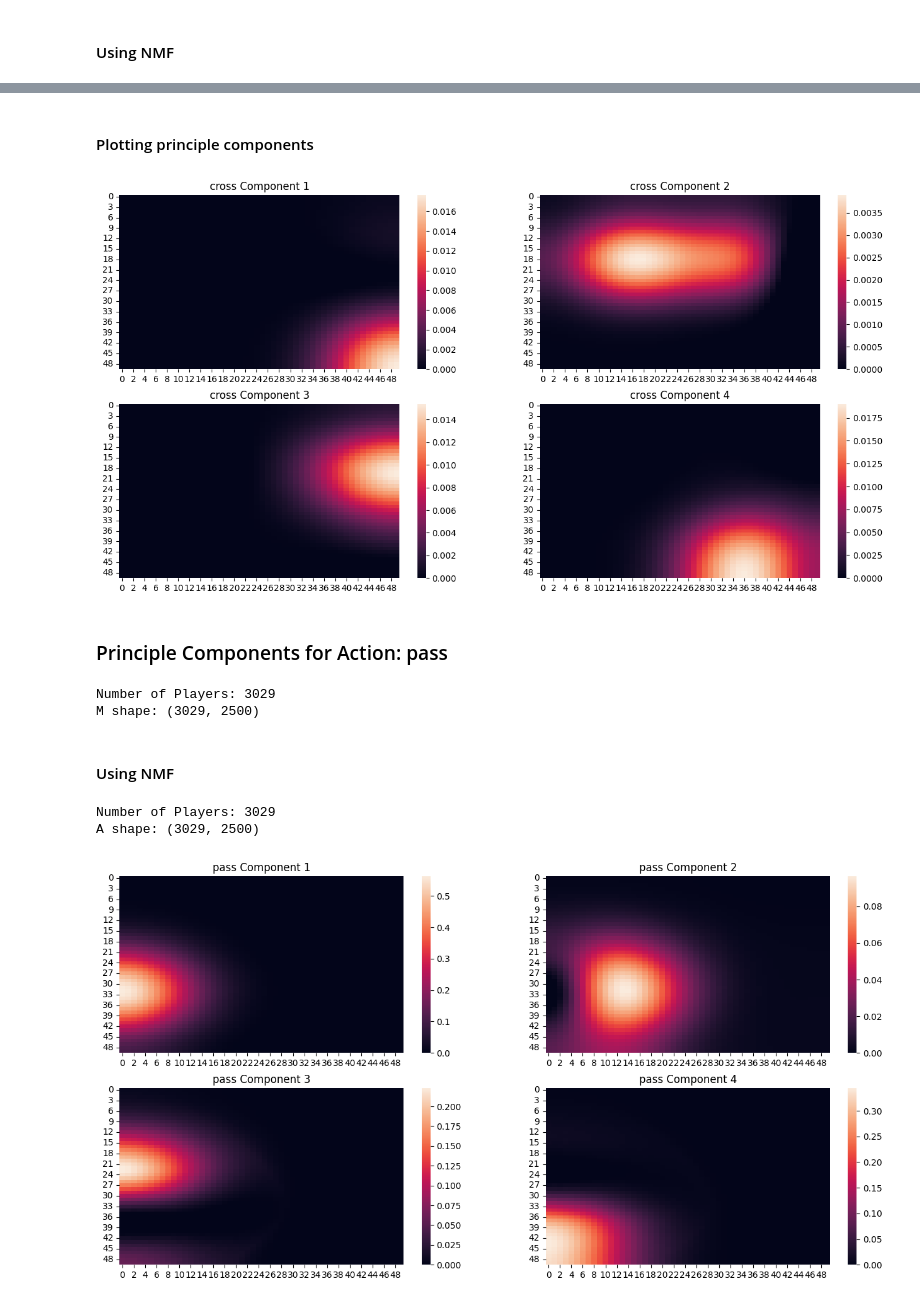
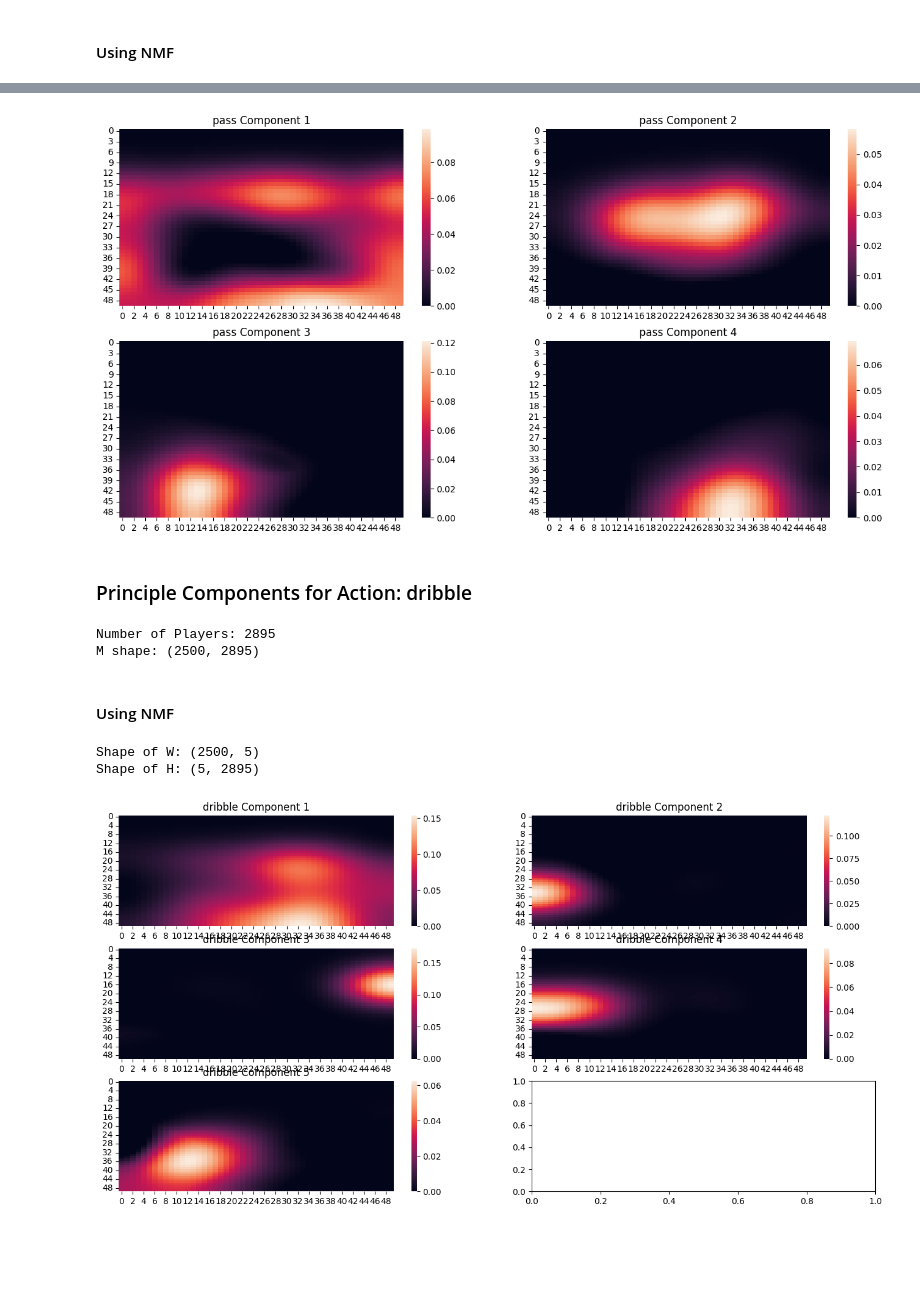
Before and after one commit to raphaelsenn/playervectors, a Jupyter notebook: demo_principal_components.ipynb, the cells around one changed output, grey strips where cells are left out. Cells and saved outputs as stored; diff of their text form; code cells hidden in the pictures; blank space fills up the shorter version.

```diff
--- a/demo_principal_components.ipynb
+++ b/demo_principal_components.ipynb
@@ -247,0 +340,6 @@ H = model.components_
+# %%
+model = NMF(n_components=k_components, init=init_nmf, random_state=random_nmf, max_iter=500)
+W = model.fit_transform(M)
+H = model.components_
+print(f'Shape of W: {W.shape}')
+print(f'Shape of H: {H.shape}')
@@ -254,25 +355,25 @@ A shape: (2345, 2500)
-# %% [markdown]
-#### Plotting principle components
 # %%
 fig, axes = plt.subplots(nrows=2, ncols=2, figsize=(16, 8))
 for k in range(k_components):
-    H_k = H[k]
-    H_k = H_k.reshape(grid[0], grid[1])
+    W_k = W.T[k]
+    W_k = W_k.reshape(grid[0], grid[1])
     ax = axes[k // 2, k % 2]
-    sns.heatmap(H_k, ax=ax, cbar=True)
+    sns.heatmap(W_k, ax=ax, cbar=True)
     ax.set_title(f'{action} Component {k + 1}')
 plt.show()
 # %% [output]
-[figure, old version]
+[figure, new version]
 # %% [markdown]
-### Principle Components for Action: pass
+### Principle Components for Action: dribble
 # %%
 # ------------------------------------------------------
 # Hyperparameters:
 grid = (50, 50)         # Grid dimensions
-sigma = 8.0             # Sigma for gaussian blur
-action = 'pass'         # Relevant action 'a'
-k_components = 4        # Number of principle components for action 'a'
+sigma = 6.0             # Sigma for gaussian blur
+action = 'dribble'      # Relevant action 'a'
+k_components = 5        # Number of principle components for action 'a'
+init_nmf = 'nndsvd'     # NMF initialization parameter
+random_nmf = 42         # NMF random sate
 
 # ------------------------------------------------------
 # (1): Calculate heatmaps (for every player for selected action 'a')
@@ -301,7 +402,12 @@ for playerID, pairXY in list(coordinates[action].items()):
     # Counting + Normalizing + Smoothing
     heatmap.fit(x, y, minutes)
 
+
     playerID_to_heatmap[playerID] = heatmap
+
+    # NOTE: Ignoring goalkeepers
+    if playerID not in keepers:
+        playerID_to_heatmap[playerID] = heatmap
 
 # ------------------------------------------------------
 # (2): Reshape heatmaps
@@ -312,32 +418,31 @@ num_players = len(playerID_to_heatmap)
 for _, X in playerID_to_heatmap.items():
     X_reshape = X.heatmap_.reshape(grid[0] * grid[1], 1)
     M.append(X_reshape)
-M = np.array(M).reshape(num_players, grid[0] * grid[1])
+M = np.array(M).reshape(num_players, grid[0] * grid[1]).T
 print(f'Number of Players: {num_players}')
 print(f'M shape: {M.shape}')
 # %% [output]
-Number of Players: 3029
-M shape: (3029, 2500)
+Number of Players: 2895
+M shape: (2500, 2895)
 # %% [markdown]
 #### Using NMF
 # %%
-model = NMF(n_components=k_components, init='random', random_state=0)
+model = NMF(n_components=k_components, init=init_nmf, random_state=random_nmf, max_iter=500)
 W = model.fit_transform(M)
 H = model.components_
+print(f'Shape of W: {W.shape}')
+print(f'Shape of H: {H.shape}')
+# %% [output]
+Shape of W: (2500, 5)
+Shape of H: (5, 2895)
-# %%
-print(f'Number of Players: {num_players}')
-print(f'A shape: {M.shape}')
-# %% [output]
-Number of Players: 3029
-A shape: (3029, 2500)
 # %%
-fig, axes = plt.subplots(nrows=2, ncols=2, figsize=(16, 8))
+fig, axes = plt.subplots(nrows=3, ncols=2, figsize=(16, 8))
 for k in range(k_components):
-    H_k = H[k]
-    H_k = H_k.reshape(grid[0], grid[1])
+    W_k = W.T[k]
+    W_k = W_k.reshape(grid[0], grid[1])
     ax = axes[k // 2, k % 2]
-    sns.heatmap(H_k, ax=ax, cbar=True)
+    sns.heatmap(W_k, ax=ax, cbar=True)
     ax.set_title(f'{action} Component {k + 1}')
 plt.show()
 # %% [output]
-[figure, old version]
+[figure, new version]
```
Also changed, not shown: parts of 18 cells of this notebook, 2 other files.
